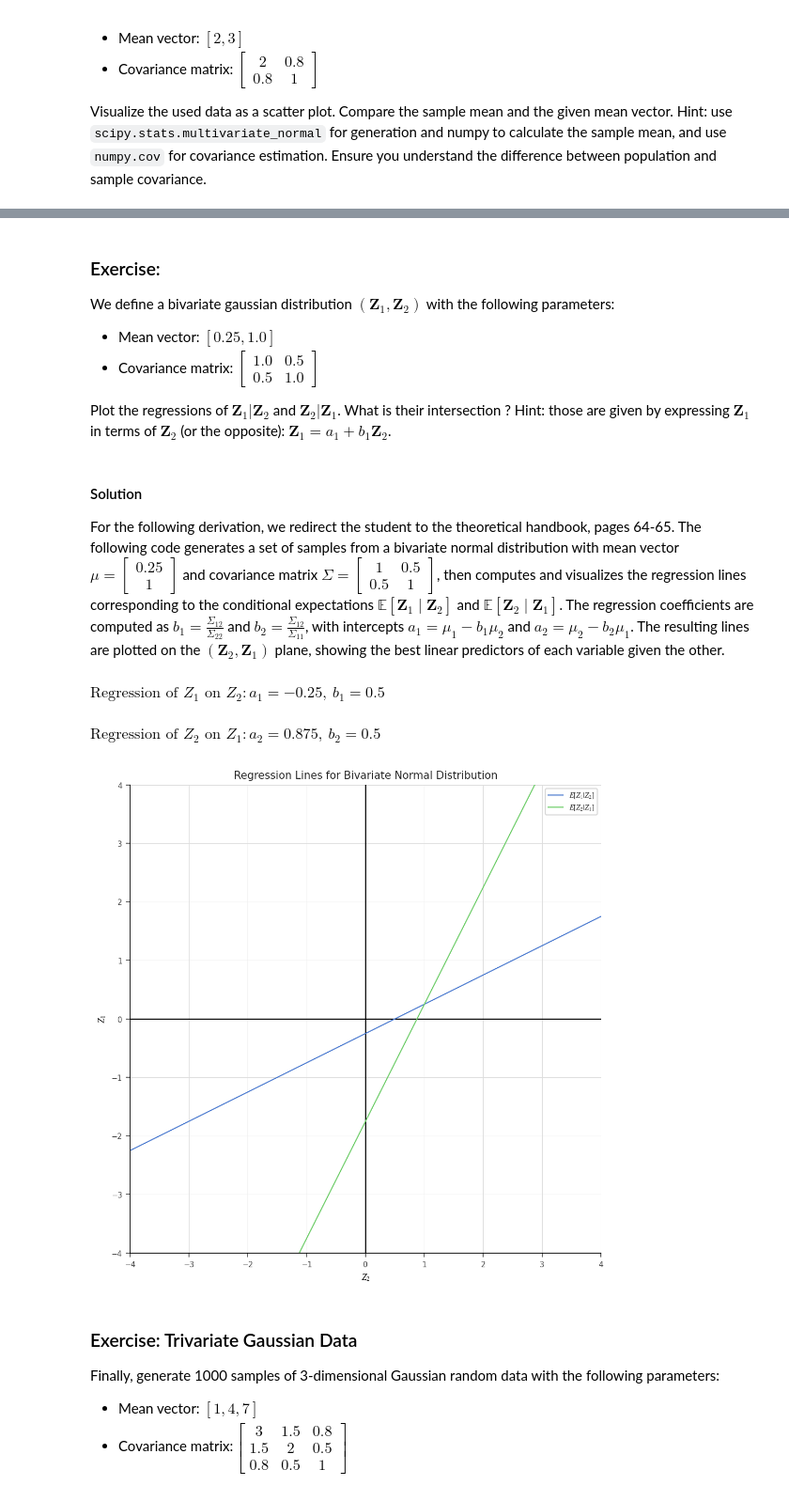
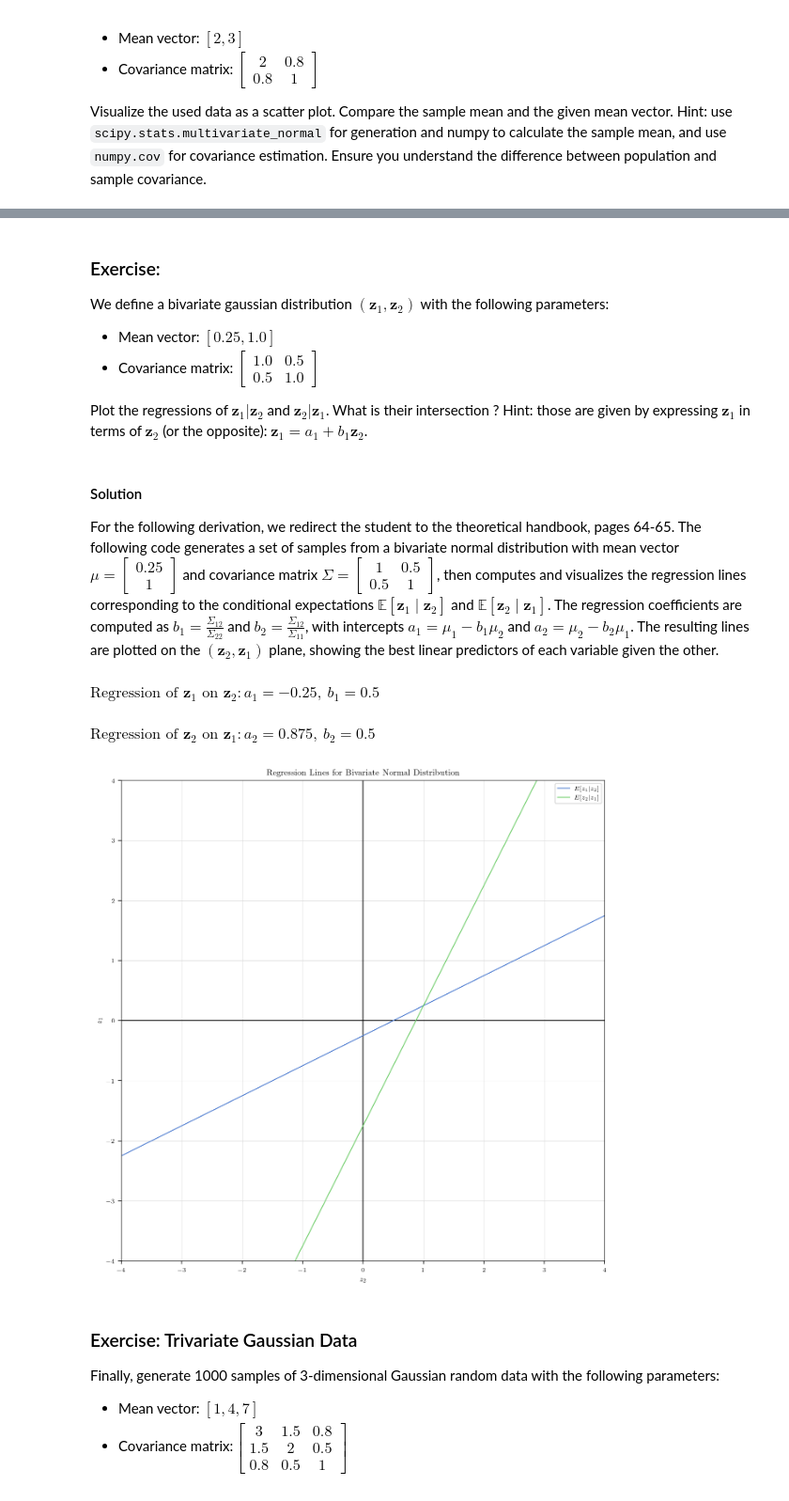
Before and after one commit to ulb-mlg/INFO-F422, a Jupyter notebook: practicals/01.ipynb, the cells around one changed output, grey strips where cells are left out. Shown at 94% size. Cells and saved outputs as stored; diff of their text form; code cells hidden in the pictures.

```diff
--- a/practicals/01.ipynb
+++ b/practicals/01.ipynb
@@ -613,52 +612,52 @@ $\displaystyle MC\ Cov:\left[
 \right]$
 # %% [markdown]
 ### Exercise:
-We define a bivariate gaussian distribution $(\mathbf Z_1, \mathbf Z_2)$ with the following parameters:
+We define a bivariate gaussian distribution $(\mathbf z_1, \mathbf z_2)$ with the following parameters:
 - Mean vector: $[0.25, 1.0]$
 - Covariance matrix: $\begin{bmatrix}1.0&0.5\\0.5&1.0\end{bmatrix}$
 
-Plot the regressions of $\mathbf Z_1|\mathbf Z_2$ and $\mathbf Z_2|\mathbf Z_1$. What is their intersection ? Hint: those are given by expressing $\mathbf Z_1$ in terms of $\mathbf Z_2$ (or the opposite): $\mathbf Z_1 = a_1 + b_1\mathbf Z_2$.
+Plot the regressions of $\mathbf z_1|\mathbf z_2$ and $\mathbf z_2|\mathbf z_1$. What is their intersection ? Hint: those are given by expressing $\mathbf z_1$ in terms of $\mathbf z_2$ (or the opposite): $\mathbf z_1 = a_1 + b_1\mathbf z_2$.
 # %% [markdown]
 #### Solution
-For the following derivation, we redirect the student to the theoretical handbook, pages 64-65. The following code generates a set of samples from a bivariate normal distribution with mean vector $\mu = \begin{bmatrix} 0.25 \\ 1 \end{bmatrix}$ and covariance matrix $\Sigma = \begin{bmatrix} 1 & 0.5 \\ 0.5 & 1 \end{bmatrix}$, then computes and visualizes the regression lines corresponding to the conditional expectations $\mathbb{E}[\mathbf Z_1 \mid \mathbf Z_2]$ and $\mathbb{E}[\mathbf Z_2 \mid \mathbf Z_1]$. The regression coefficients are computed as $b_1 = \frac{\Sigma_{12}}{\Sigma_{22}}$ and $b_2 = \frac{\Sigma_{12}}{\Sigma_{11}}$, with intercepts $a_1 = \mu_1 - b_1 \mu_2$ and $a_2 = \mu_2 - b_2 \mu_1$. The resulting lines are plotted on the $(\mathbf Z_2, \mathbf Z_1)$ plane, showing the best linear predictors of each variable given the other.
+For the following derivation, we redirect the student to the theoretical handbook, pages 64-65. The following code generates a set of samples from a bivariate normal distribution with mean vector $\mu = \begin{bmatrix} 0.25 \\ 1 \end{bmatrix}$ and covariance matrix $\Sigma = \begin{bmatrix} 1 & 0.5 \\ 0.5 & 1 \end{bmatrix}$, then computes and visualizes the regression lines corresponding to the conditional expectations $\mathbb{E}[\mathbf z_1 \mid \mathbf z_2]$ and $\mathbb{E}[\mathbf z_2 \mid \mathbf z_1]$. The regression coefficients are computed as $b_1 = \frac{\Sigma_{12}}{\Sigma_{22}}$ and $b_2 = \frac{\Sigma_{12}}{\Sigma_{11}}$, with intercepts $a_1 = \mu_1 - b_1 \mu_2$ and $a_2 = \mu_2 - b_2 \mu_1$. The resulting lines are plotted on the $(\mathbf z_2, \mathbf z_1)$ plane, showing the best linear predictors of each variable given the other.
 # %%
 mean = np.array([0.25, 1.])
 cov = np.array([[1., 0.5], [0.5, 1.]])
 
 data = mvn(mean=mean, cov=cov).rvs(n_points)
 
 b_1 = cov[0, 1] / cov[1, 1]
 b_2 = cov[0, 1] / cov[0, 0]
 
 a1 = mean[0] - b_1 * mean[1]
 a2 = mean[1] - b_2 * mean[0]
 
-pprint("\\text{Regression of }Z_1\\text{ on }Z_2: a_1 =", str(a1), ",\ b_1 =", str(b_1))
-pprint("\\text{Regression of }Z_2\\text{ on }Z_1: a_2 =", str(a2), ",\ b_2 =", str(b_2))
+pprint("\\text{Regression of }\\mathbf z_1\\text{ on }\\mathbf z_2: a_1 =", str(a1), ",\ b_1 =", str(b_1))
+pprint("\\text{Regression of }\\mathbf z_2\\text{ on }\\mathbf z_1: a_2 =", str(a2), ",\ b_2 =", str(b_2))
 
 z2 = np.linspace(-4, 4, 100)
 
 z1_pred = a1 + b_1 * z2
 z2_pred = (z2 - a2) / b_2
 
 fig, ax = plt.subplots(figsize=(10, 10))
 ax.set_xlim(-4, 4)
 ax.set_ylim(-4, 4)
 ax.axhline(0, color='black', lw=1)
 ax.axvline(0, color='black', lw=1)
 
-plt.plot(z2, z1_pred, label="$E[Z_1 | Z_2]$")
-plt.plot(z2, z2_pred, label="$E[Z_2 | Z_1]$")
-plt.xlabel("$Z_2$")
-plt.ylabel("$Z_1$")
+plt.plot(z2, z1_pred, label="$E[z_1 | z_2]$")
+plt.plot(z2, z2_pred, label="$E[z_2 | z_1]$")
+plt.xlabel("$z_2$")
+plt.ylabel("$z_1$")
 plt.legend()
 plt.grid("on")
 plt.title("Regression Lines for Bivariate Normal Distribution")
 plt.show()
 # %% [output]
-$\displaystyle \text{Regression of }Z_1\text{ on }Z_2: a_1 =-0.25,\ b_1 =0.5$
+$\displaystyle \text{Regression of }\mathbf z_1\text{ on }\mathbf z_2: a_1 =-0.25,\ b_1 =0.5$
-$\displaystyle \text{Regression of }Z_2\text{ on }Z_1: a_2 =0.875,\ b_2 =0.5$
+$\displaystyle \text{Regression of }\mathbf z_2\text{ on }\mathbf z_1: a_2 =0.875,\ b_2 =0.5$
-[figure, old version]
+[figure, new version]
 # %% [markdown]
 ### Exercise: Trivariate Gaussian Data
 Finally, generate 1000 samples of 3-dimensional Gaussian random data with the following parameters:
```
Also changed, not shown: parts of 27 cells of this notebook, 1 other file.
